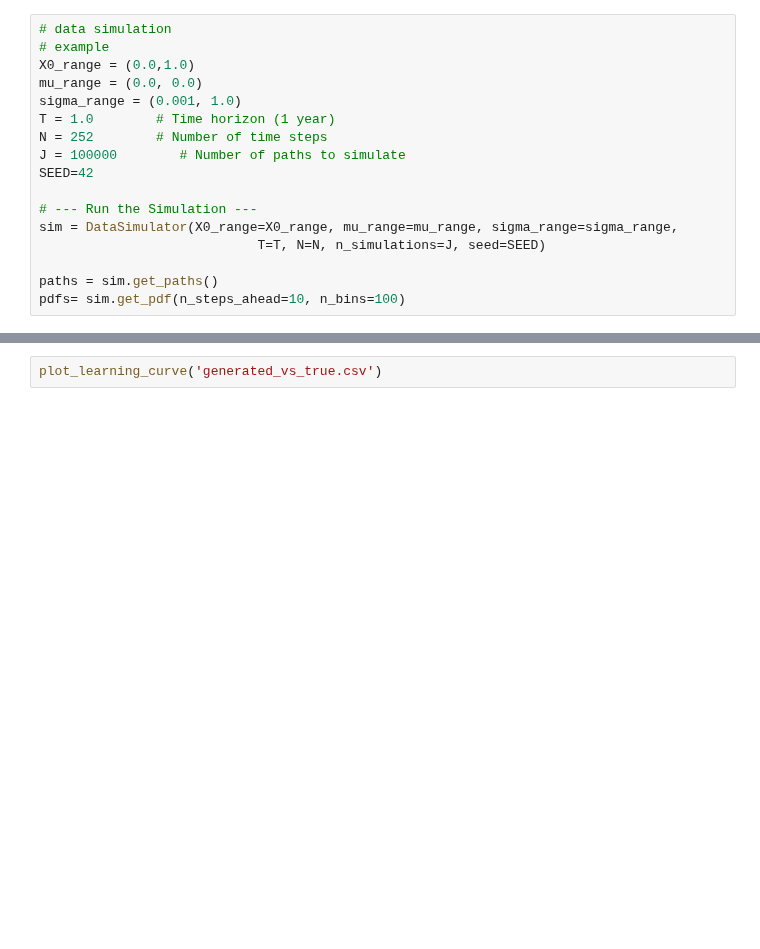
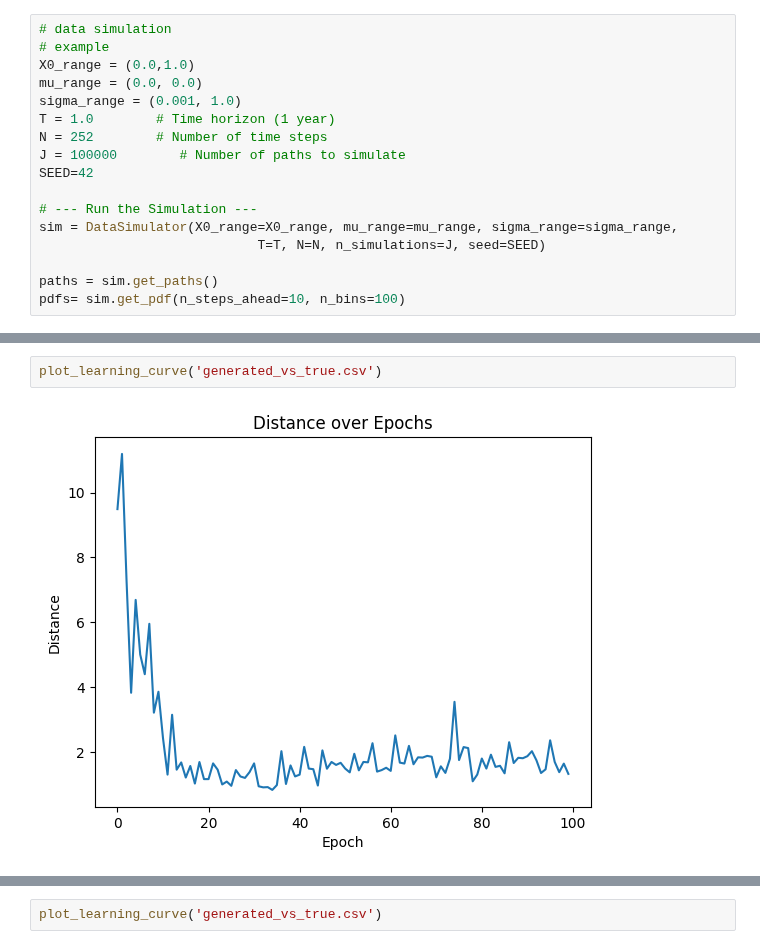
Before and after one commit to matteorofrano/CGAN-for-probability-distribution-generation, a Jupyter notebook: tests.ipynb, the cells around one changed output, grey strips where cells are left out. Saved outputs shown, nothing was run; the diff lists cells and outputs as text; blank space fills up the shorter version.

```diff
--- a/tests.ipynb
+++ b/tests.ipynb
@@ -146,0 +171,4 @@ stats = conditional_gan.evaluate_error_distribution(mydata, 'bins_error_dist.csv
+# %%
+plot_learning_curve('generated_vs_true.csv')
+# %% [output]
+[figure, added]
```
Also changed, not shown: parts of 3 cells of this notebook, 9 other files.
